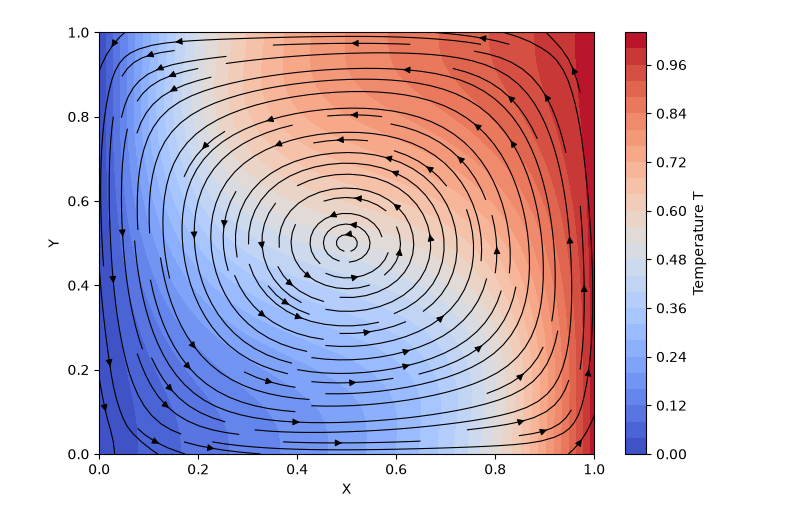
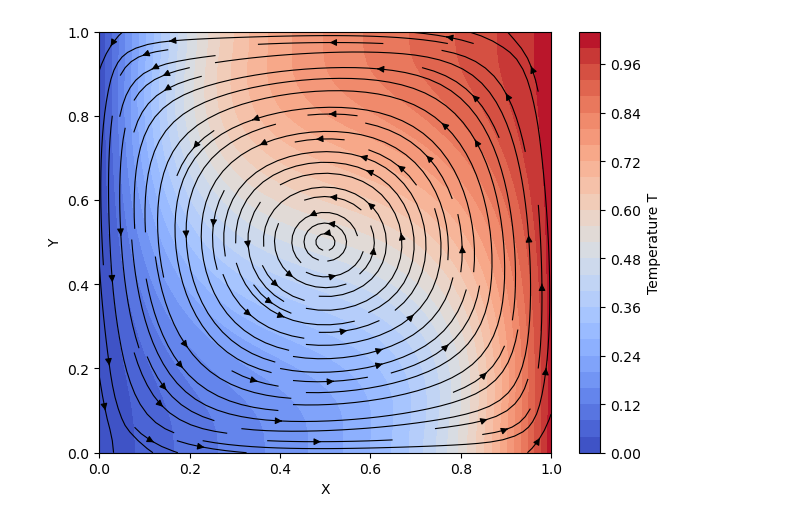
Before and after one commit to mtsn-lab/me137-237a, a Jupyter notebook: examples/cfdFiniteDifferenceBuoyancyCavity.ipynb, the cells around one changed output. Saved outputs shown, nothing was run; the diff lists cells and outputs as text; code cells hidden in the pictures.

```diff
--- a/examples/cfdFiniteDifferenceBuoyancyCavity.ipynb
+++ b/examples/cfdFiniteDifferenceBuoyancyCavity.ipynb
@@ -161,32 +217,32 @@ for n in range(nt):
         p[:, -1] = p[:, -2]  # Right
         p[:, 0] = p[:, 1]    # Left
         p[0, :] = p[1, :]    # Bottom
         p[-1, :] = p[-2, :]  # Top
 
     # 5. Velocity Field Correction
     u[1:-1, 1:-1] = u_star[1:-1, 1:-1] - (dt / rho) * (
         (p[1:-1, 2:] - p[1:-1, :-2]) / (2*dx)
     )
     v[1:-1, 1:-1] = v_star[1:-1, 1:-1] - (dt / rho) * (
         (p[2:, 1:-1] - p[:-2, 1:-1]) / (2*dy)
     )
 
     # No-slip BCs for u, v
     u[0, :] = u[-1, :] = u[:, 0] = u[:, -1] = 0.0
     v[0, :] = v[-1, :] = v[:, 0] = v[:, -1] = 0.0
 
 # Visualization
 X, Y = np.meshgrid(np.linspace(0, Lx, Nx), np.linspace(0, Ly, Ny))
-plt.figure(figsize=(7, 5))
+plt.figure(figsize=(6.5, 5))
 contour = plt.contourf(X, Y, T, 25, cmap='coolwarm')
 plt.colorbar(contour, label='Temperature T')
 plt.streamplot(X, Y, u, v, color='k', linewidth=0.8, density=1.2)
 plt.xlim(0, 1)
 plt.ylim(0, 1)
 plt.xlabel('X')
 plt.ylabel('Y')
 plt.tight_layout()
 plt.savefig("2D-buoyancy-driven-cavity-finite-difference.pdf")
 plt.show()
 # %% [output]
-[figure, old version]
+[figure, new version]
```
Also changed, not shown: parts of 1 cell of this notebook, 1 other file.
